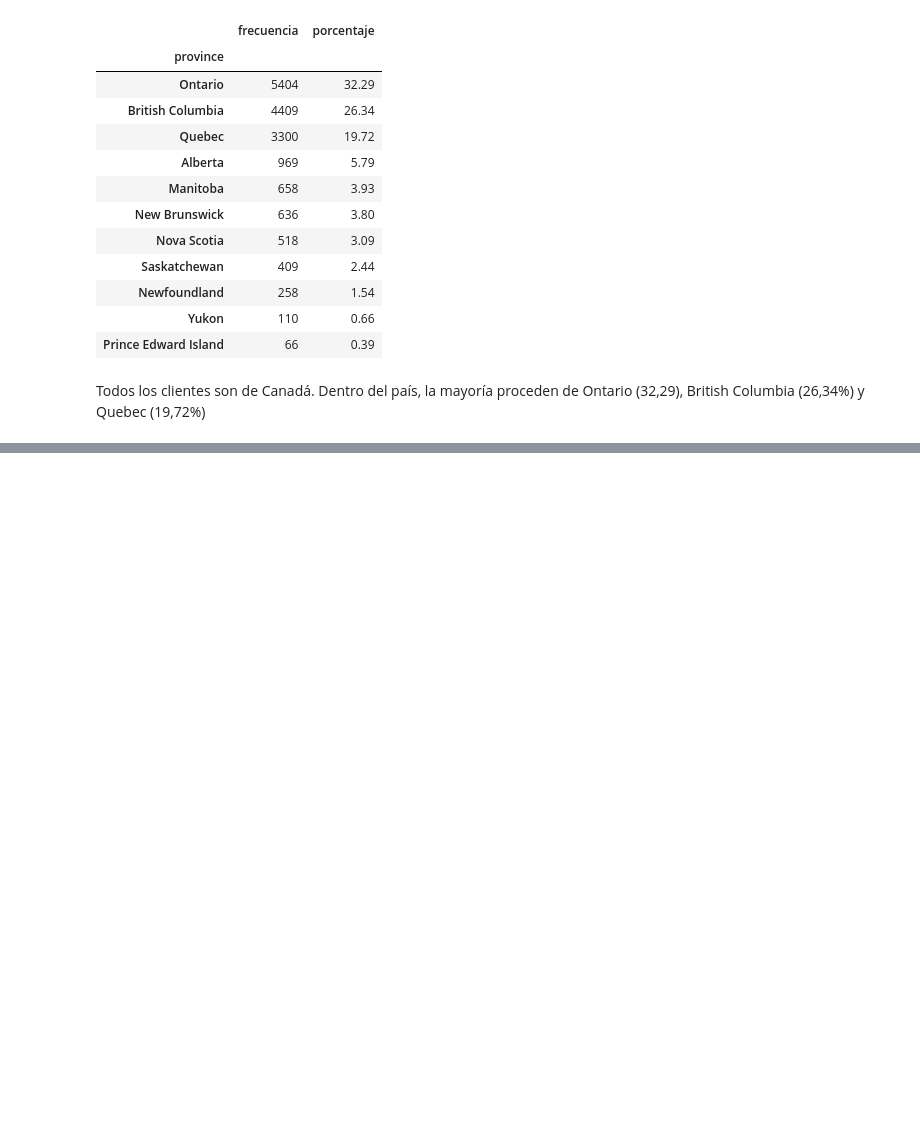
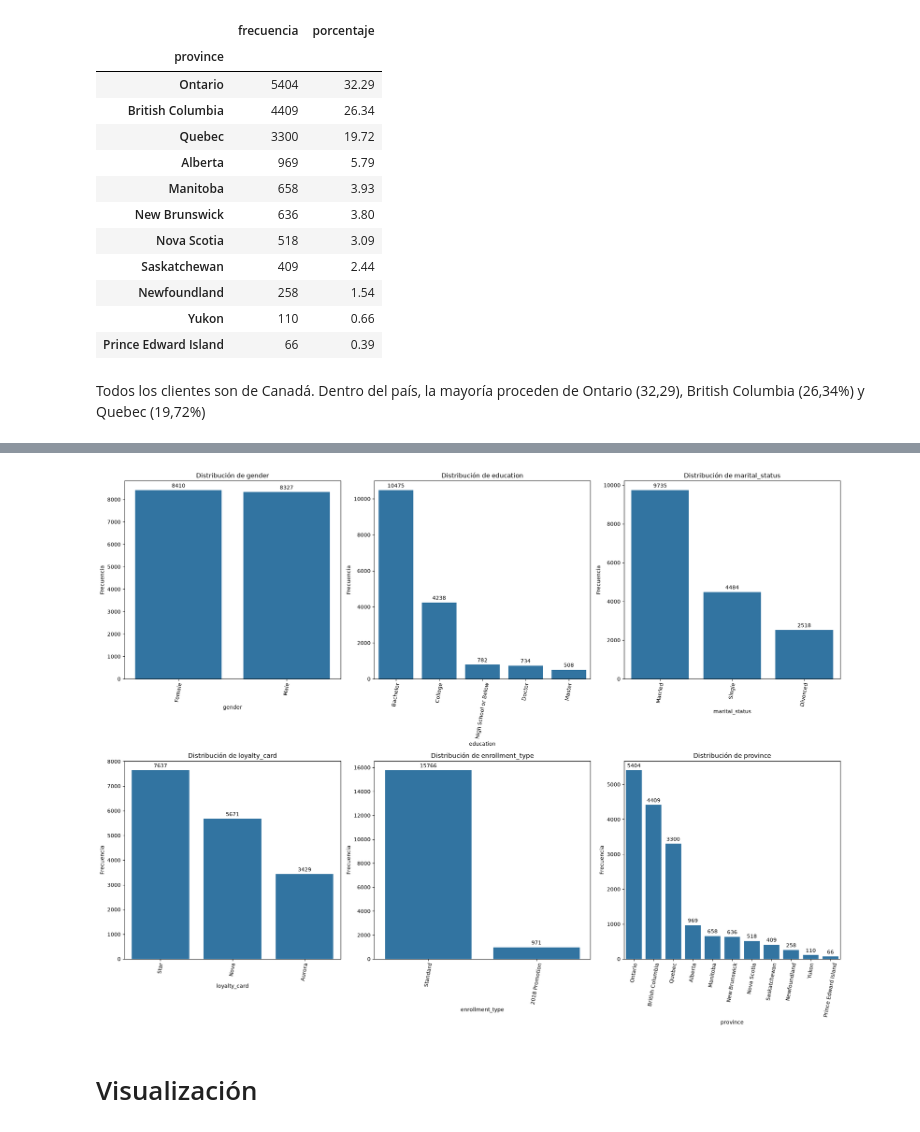
Before and after one commit to Adalab/bda-modulo-3-evaluacion-final-beatrizsjj, a Jupyter notebook: Analisis.ipynb, the cells around one changed output, grey strips where cells are left out. Drawn from its saved outputs; the diff is of its cells as text; code cells hidden in the pictures; blank space fills up the shorter version.

Commit message:
Realización de visualizaciones y análisis

```diff
--- a/Analisis.ipynb
+++ b/Analisis.ipynb
@@ -700,3 +700,9 @@ resumen_categorica(df_clientes, 'province')
 | Prince Edward Island | 66 | 0.39 |
 # %% [markdown]
 Todos los clientes son de Canadá. Dentro del país, la mayoría proceden de Ontario (32,29), British Columbia (26,34%) y Quebec (19,72%)
+# %%
+# Visualización de las variables categóricas
+variables_categoricas = df_clientes [[ 'gender','education', 'marital_status', 'loyalty_card', 'enrollment_type',
+'province']]
+
+variables_categoricas
@@ -702,0 +723,34 @@ Todos los clientes son de Canadá. Dentro del país, la mayoría proceden de Ont
+# %%
+fig, axes = plt.subplots(nrows=2, ncols=3, figsize=(20, 15))
+
+# Aplanamos los ejes para recorrerlos más fácilmente
+axes = axes.flat
+
+for i, columna in enumerate(variables_categoricas):
+
+    orden = df_clientes[columna].value_counts().index
+
+    sns.countplot(
+        data=df_clientes,
+        x=columna,
+        order=orden,
+        ax=axes[i]
+    )
+
+    axes[i].set_title(f"Distribución de {columna}", fontsize=12)
+    axes[i].set_xlabel(columna)
+    axes[i].set_ylabel("Frecuencia")
+    axes[i].tick_params(axis="x", rotation=80)
+
+    # Añadir etiquetas numéricas encima de cada barra
+    for container in axes[i].containers:
+        axes[i].bar_label(container, fmt="%d", label_type="edge", padding=3)
+
+
+
+plt.tight_layout()
+plt.show()
+# %% [output]
+[figure, added]
+# %% [markdown]
+# Visualización
```
Also changed, not shown: parts of 41 cells of this notebook, 1 other file.
